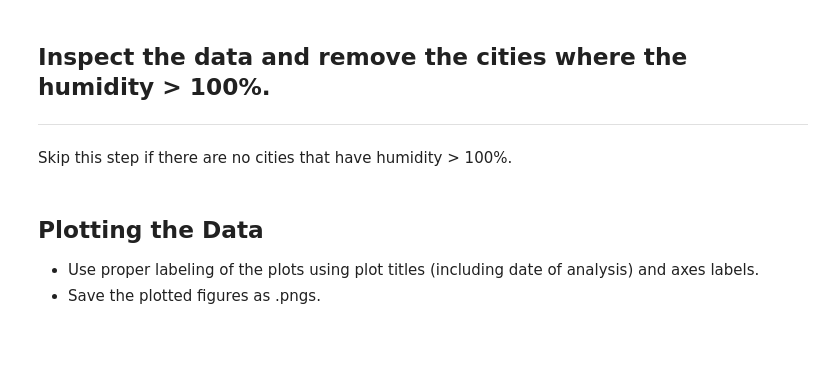
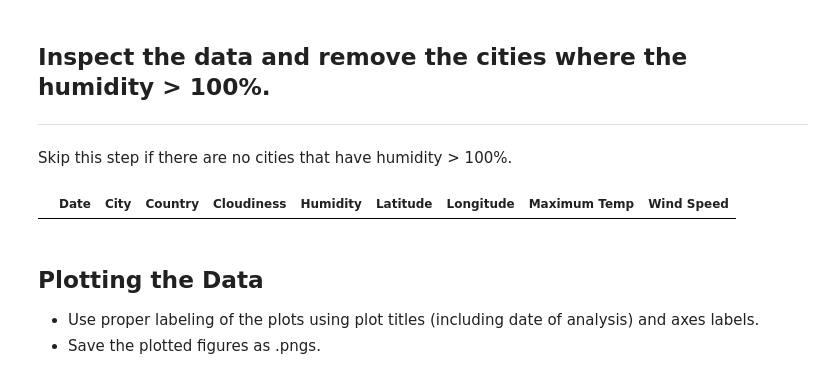
Before and after one commit to OpheliaH901/python-api-challenge, a Jupyter notebook: starter_code/WeatherPy.ipynb, the cells around one changed output. Saved outputs shown, nothing was run; the diff lists cells and outputs as text; code cells hidden in the pictures; blank space fills up the shorter version.

```diff
--- a/starter_code/WeatherPy.ipynb
+++ b/starter_code/WeatherPy.ipynb
@@ -215,5 +262,9 @@ The weather API responded with: {'coord': {'lon': 100.3354, 'lat': 5.4112}, 'wea
 ## Inspect the data and remove the cities where the humidity > 100%.
 ----
 Skip this step if there are no cities that have humidity > 100%.
+# %%
+weather_data[weather_data["Humidity"]>100]
+# %% [output]
+|  | Date | City | Country | Cloudiness | Humidity | Latitude | Longitude | Maximum Temp | Wind Speed |
 # %%
 #  Get the indices of cities that have humidity over 100%.
```
Also changed, not shown: parts of 6 cells of this notebook, 1 other file.
